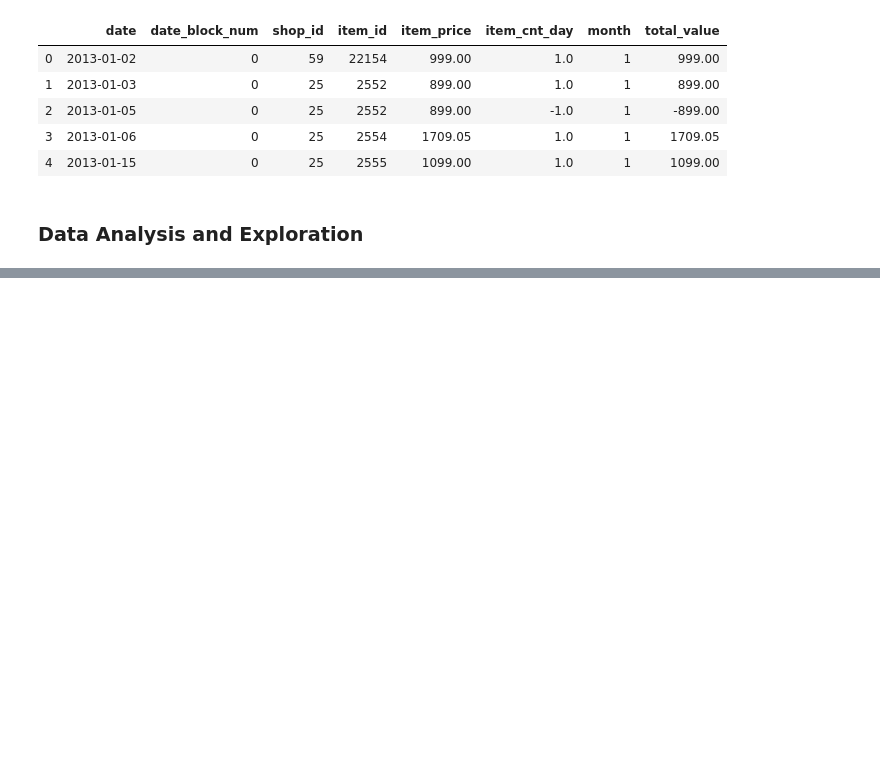
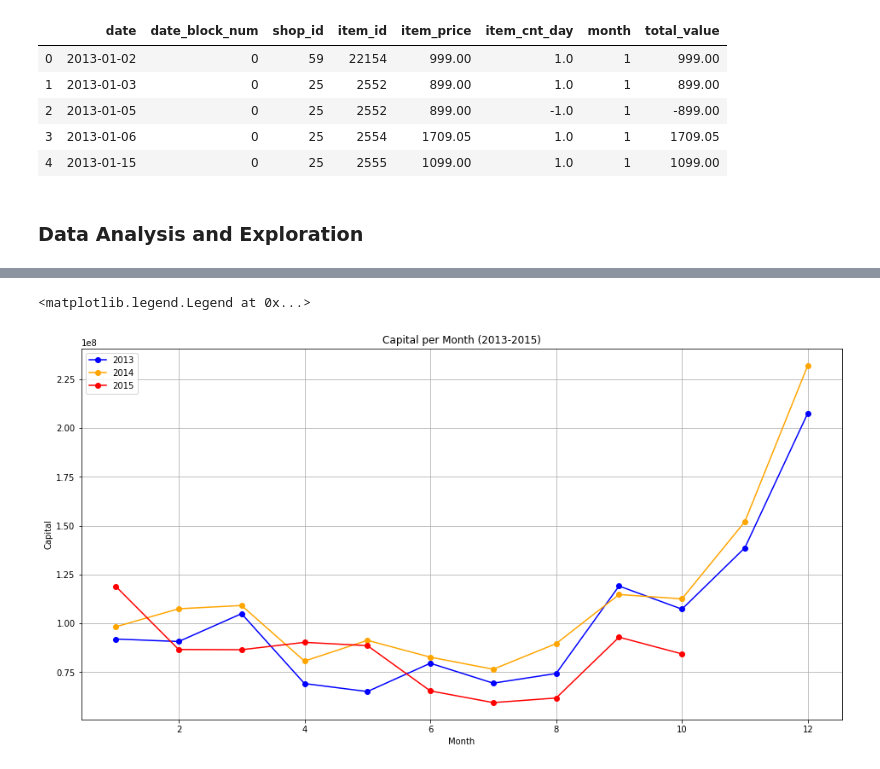
Before and after one commit to leandrocamara/future-sales-forecast, a Jupyter notebook: future-sales-forecast.ipynb, the cells around one changed output, grey strips where cells are left out. Saved outputs shown, nothing was run; the diff lists cells and outputs as text; code cells hidden in the pictures; blank space fills up the shorter version.

```diff
--- a/future-sales-forecast.ipynb
+++ b/future-sales-forecast.ipynb
@@ -53,0 +55,13 @@ plt.plot(sales_per_month['total_value'])
+# %%
+plt.figure(figsize=(16,8))
+plt.xlabel('Month')
+plt.ylabel('Capital')
+plt.title('Capital per Month (2013-2015)')
+plt.plot(sales_per_month_2013['total_value'], '-ok', color='blue', label='2013')
+plt.plot(sales_per_month_2014['total_value'], '-ok', color='orange', label='2014')
+plt.plot(sales_per_month_2015['total_value'], '-ok', color='red', label='2015')
+plt.grid(True)
+plt.legend()
+# %% [output]
+<matplotlib.legend.Legend at 0x...>
+[figure, added]
```
Also changed, not shown: parts of 5 cells of this notebook.
